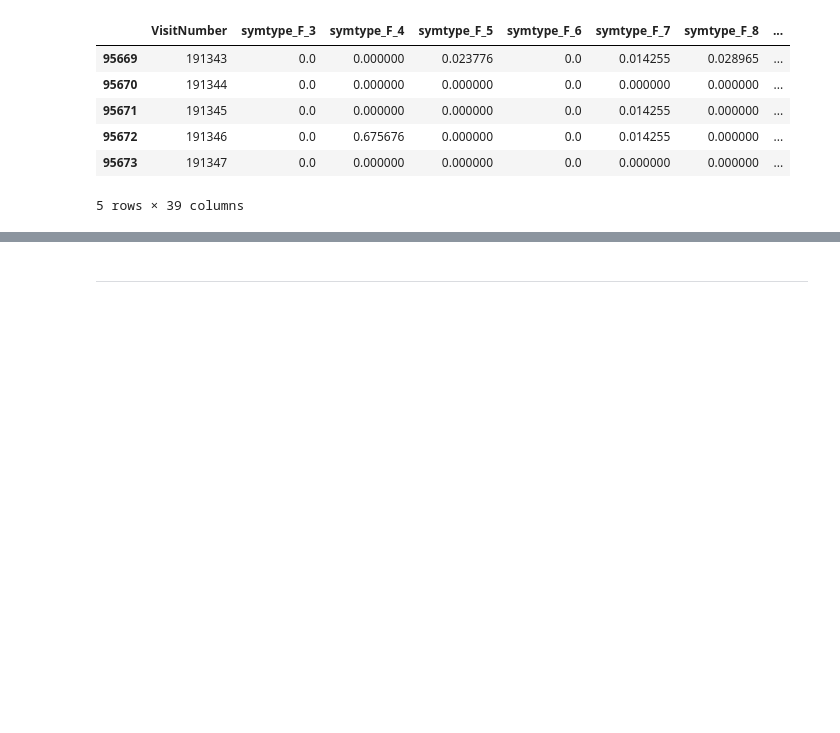
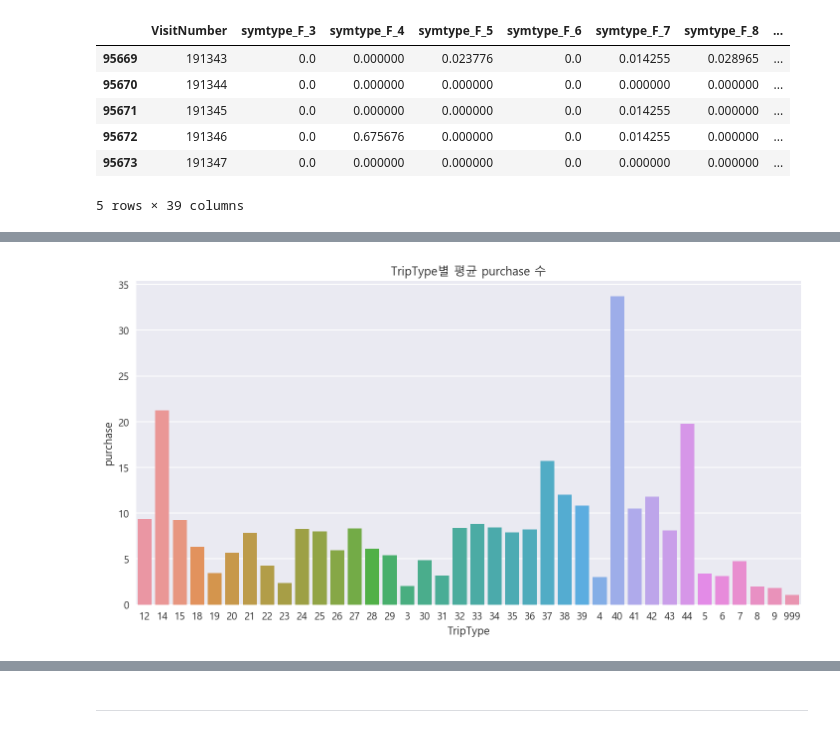
Before and after one commit to YounginLEE/DSS7_Team3, a Jupyter notebook: Main/Team3_it.ipynb, the cells around one changed output, grey strips where cells are left out. Saved outputs shown, nothing was run; the diff lists cells and outputs as text; code cells hidden in the pictures; blank space fills up the shorter version.

```diff
--- a/Main/Team3_it.ipynb
+++ b/Main/Team3_it.ipynb
@@ -461,0 +430,3 @@ fn_rate.tail()
+# %%
+train_e = pd.read_csv('Data/edited_train.csv')
+train_e.tail()
@@ -461,0 +441,9 @@ fn_rate.tail()
+# %%
+ref_pur = train_e.groupby("TripType")["refund", "purchase"].mean()
+# %%
+plt.figure(figsize=(12, 6))
+sns.barplot(x=ref_pur.index.astype(str), y=ref_pur["purchase"])
+plt.title("TripType별 평균 purchase 수")
+plt.show()
+# %% [output]
+[figure, added]
```
Also changed, not shown: parts of 21 cells of this notebook, 2 other files.
